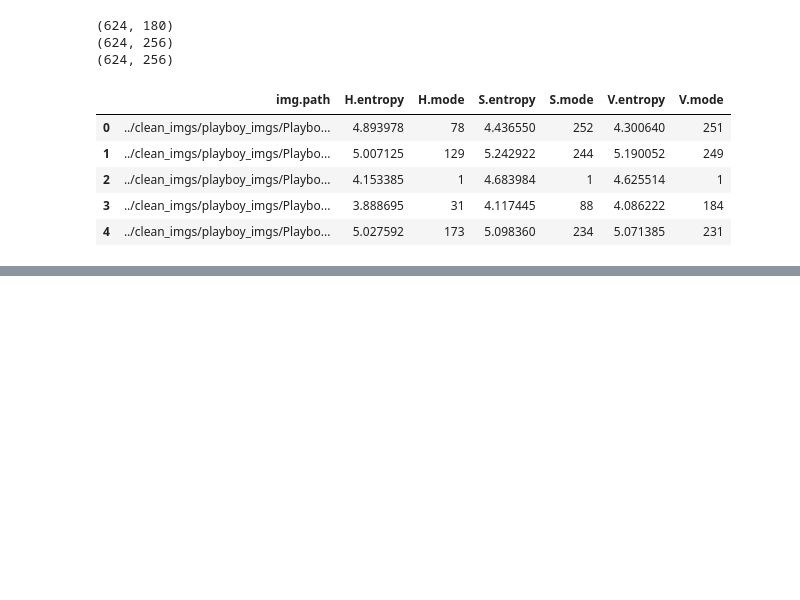
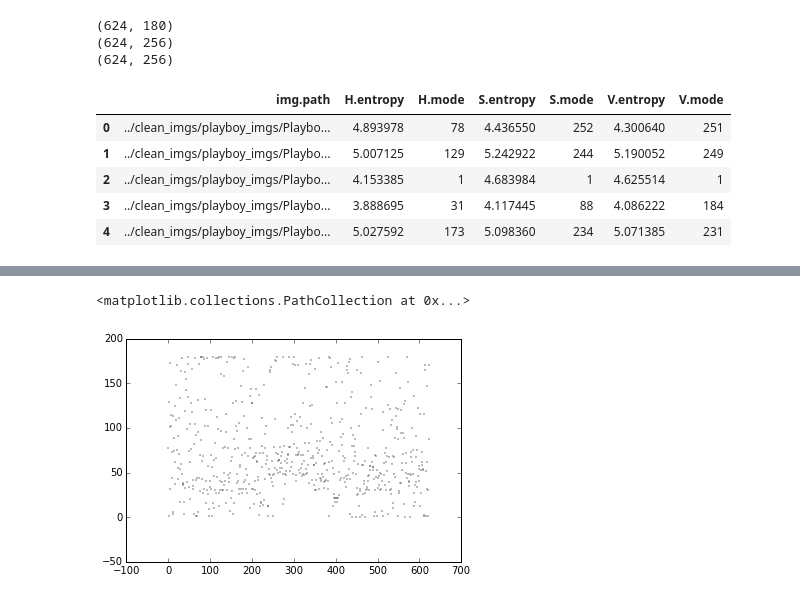
Before and after one commit to myazdani/magazine-study, a Jupyter notebook: scripts/compute-color-stats.ipynb, the cells around one changed output, grey strips where cells are left out. Saved outputs shown, nothing was run; the diff lists cells and outputs as text; code cells hidden in the pictures; blank space fills up the shorter version.

```diff
--- a/scripts/compute-color-stats.ipynb
+++ b/scripts/compute-color-stats.ipynb
@@ -57,0 +65,5 @@ df_img_stats.to_csv("../data/image_stats_playboy.csv", index = False)
+# %%
+plt.scatter(range(len(df_img_stats)), df_img_stats["H.mode"], s = .1)
+# %% [output]
+<matplotlib.collections.PathCollection at 0x...>
+[figure, added]
```
Also changed, not shown: parts of 4 cells of this notebook.
